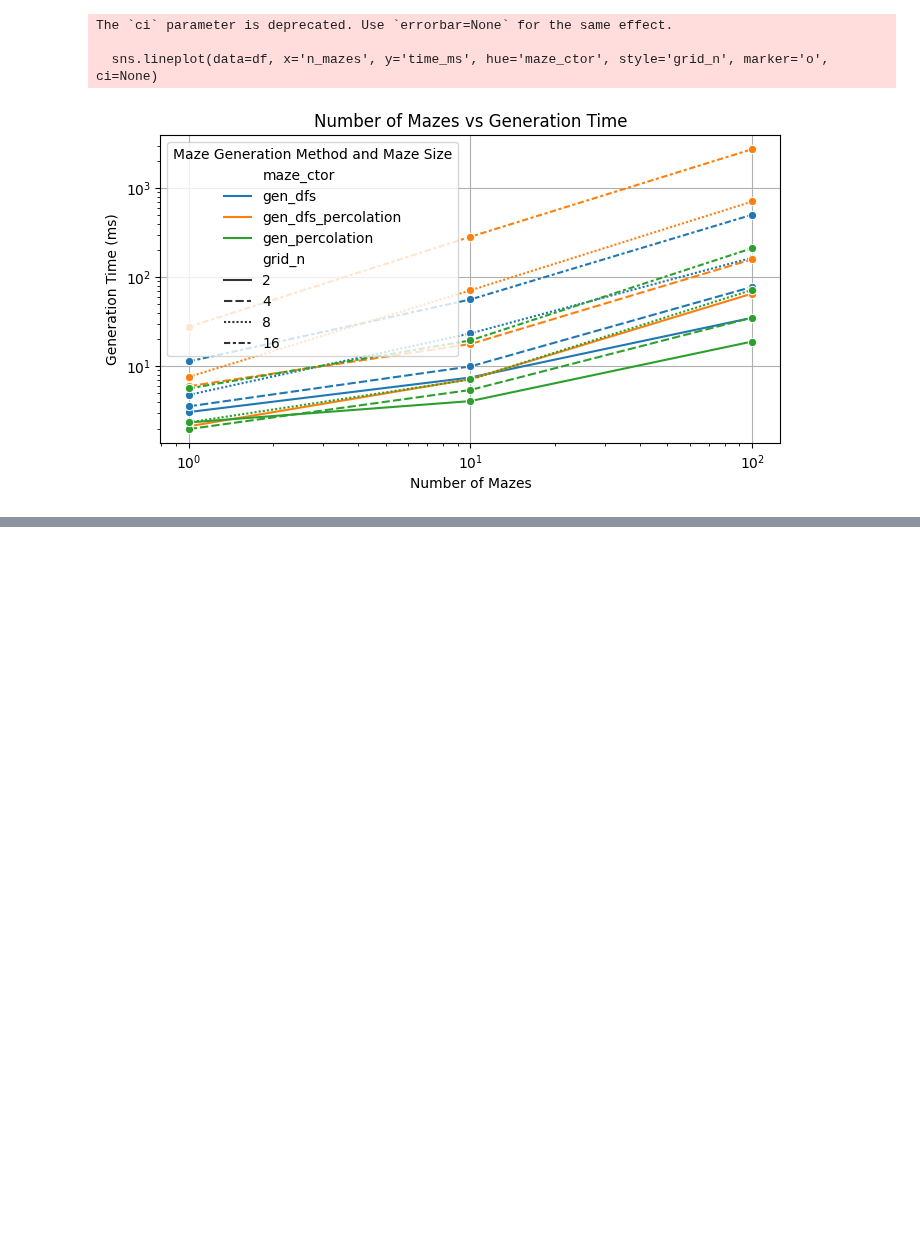
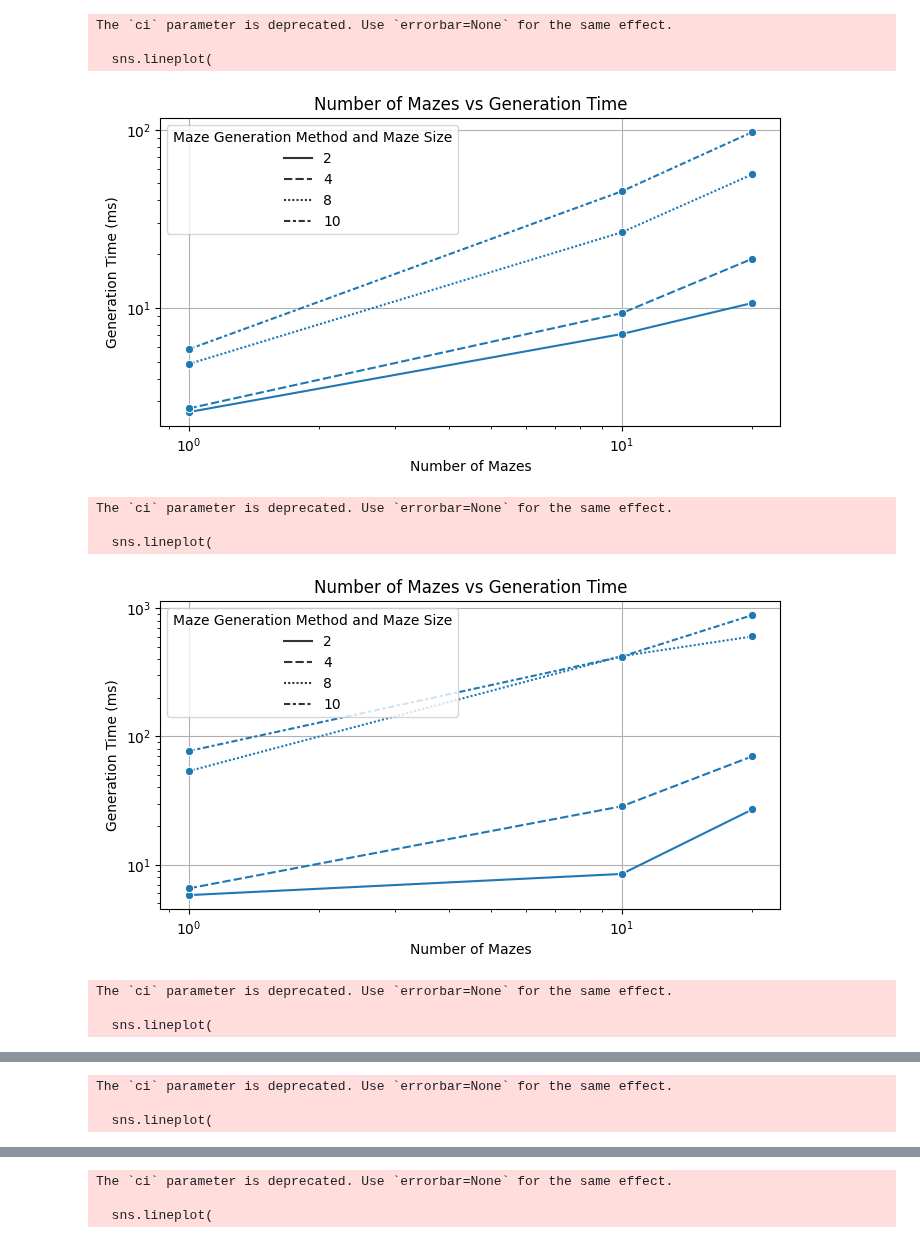
Before and after one commit to understanding-search/maze-dataset, a Jupyter notebook: docs/benchmarks/benchmark_analysis.ipynb, the cells around one changed output, grey strips where cells are left out. Saved outputs shown, nothing was run; the diff lists cells and outputs as text; code cells hidden in the pictures; blank space fills up the shorter version.

Commit message:
fixed up benchmark stuff, added tiny benchmark

```diff
--- a/docs/benchmarks/benchmark_analysis.ipynb
+++ b/docs/benchmarks/benchmark_analysis.ipynb
@@ -7,12 +7,12 @@ import seaborn as sns
 # %%
 # run the benchmark
 
-# from tests.benchmark_generation import run_benchmark, BENCHMARK_CONFIGS_BASE
+from benchmark_generation import run_benchmark
 
-# df: pd.DataFrame = run_benchmark(
-# 	save_path = "benchmark_temp.jsonl",
-# 	base_configs = None, # this defaults to BENCHMARK_CONFIGS_BASE
-#     grid_n_vals = [2, 4, 8, 16],
-#     n_mazes_vals = [1, 10, 100],
-#     trials = 10,
-# )
+df: pd.DataFrame = run_benchmark(
+	save_path = "benchmark_temp.jsonl",
+	base_configs = None, # this defaults to DEFAULT_GENERATORS
+    grid_n_vals = [2, 4, 8, 10],
+    n_mazes_vals = [1, 10, 20],
+    trials = 10,
+)
@@ -19,6 +37,6 @@ import seaborn as sns
 # %%
 # or just load the results
-df: pd.DataFrame = pd.read_json("benchmark_small.jsonl", orient="records", lines=True)
+# df: pd.DataFrame = pd.read_json("benchmark_small.jsonl", orient="records", lines=True)
 # %%
 # Convert the `maze_ctor_kwargs` column to string type for easier grouping
 df['maze_ctor_kwargs_json'] = df['maze_ctor_kwargs'].apply(lambda x: json.dumps(x, sort_keys=True))
@@ -75,17 +93,34 @@ The `ci` parameter is deprecated. Use `errorbar=None` for the same effect.
 # %%
 # Plot number of mazes vs generation time for each method and maze size
-plt.figure(figsize=(8, 4))
-sns.lineplot(data=df, x='n_mazes', y='time_ms', hue='maze_ctor', style='grid_n', marker='o', ci=None)
-plt.title('Number of Mazes vs Generation Time')
-plt.xlabel('Number of Mazes')
-plt.ylabel('Generation Time (ms)')
-plt.xscale('log')
-plt.yscale('log')
-plt.legend(title='Maze Generation Method and Maze Size', loc='upper left')
-plt.grid(True)
-plt.show()
+# for each of the unique maze_ctor
+
+for maze_ctor in df['maze_ctor'].unique():
+	plt.figure(figsize=(8, 4))
+	sns.lineplot(
+		data=df[df['maze_ctor'] == maze_ctor],
+		x='n_mazes',
+		y='time_ms',
+		style='grid_n',
+		marker='o',
+		ci=None,
+	)
+	plt.title('Number of Mazes vs Generation Time')
+	plt.xlabel('Number of Mazes')
+	plt.ylabel('Generation Time (ms)')
+	plt.xscale('log')
+	plt.yscale('log')
+	plt.legend(title='Maze Generation Method and Maze Size', loc='upper left')
+	plt.grid(True)
+	plt.show()
 # %% [output]
 The `ci` parameter is deprecated. Use `errorbar=None` for the same effect.
 
-  sns.lineplot(data=df, x='n_mazes', y='time_ms', hue='maze_ctor', style='grid_n', marker='o', ci=None)
+  sns.lineplot(
-[figure, old version]
+[figure, new version]
+The `ci` parameter is deprecated. Use `errorbar=None` for the same effect.
+
+  sns.lineplot(
+[figure, added]
+The `ci` parameter is deprecated. Use `errorbar=None` for the same effect.
+
+  sns.lineplot(
@@ -91,0 +128,3 @@ The `ci` parameter is deprecated. Use `errorbar=None` for the same effect.
+The `ci` parameter is deprecated. Use `errorbar=None` for the same effect.
+
+  sns.lineplot(
@@ -91,0 +132,3 @@ The `ci` parameter is deprecated. Use `errorbar=None` for the same effect.
+The `ci` parameter is deprecated. Use `errorbar=None` for the same effect.
+
+  sns.lineplot(
```
Also changed, not shown: parts of 5 cells of this notebook, 2 other files.
